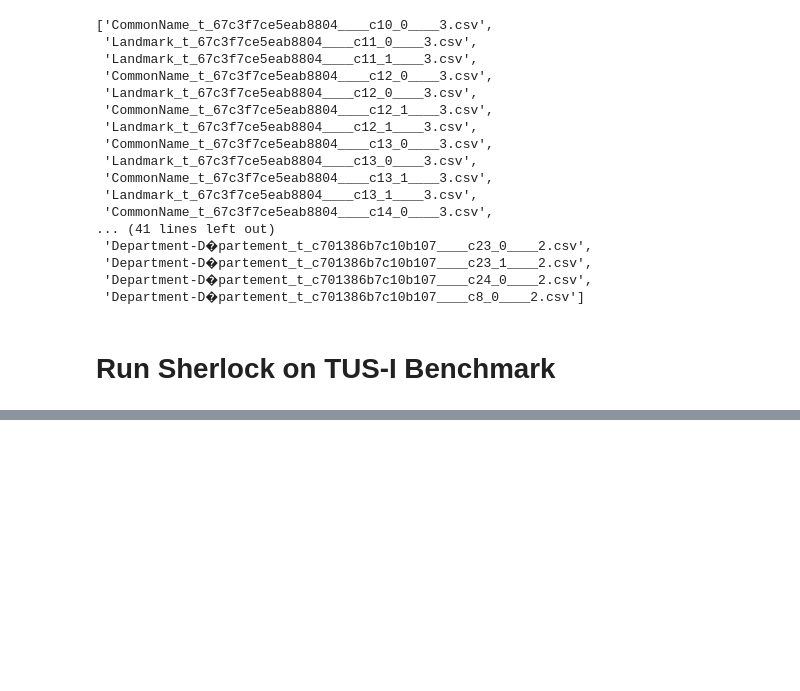
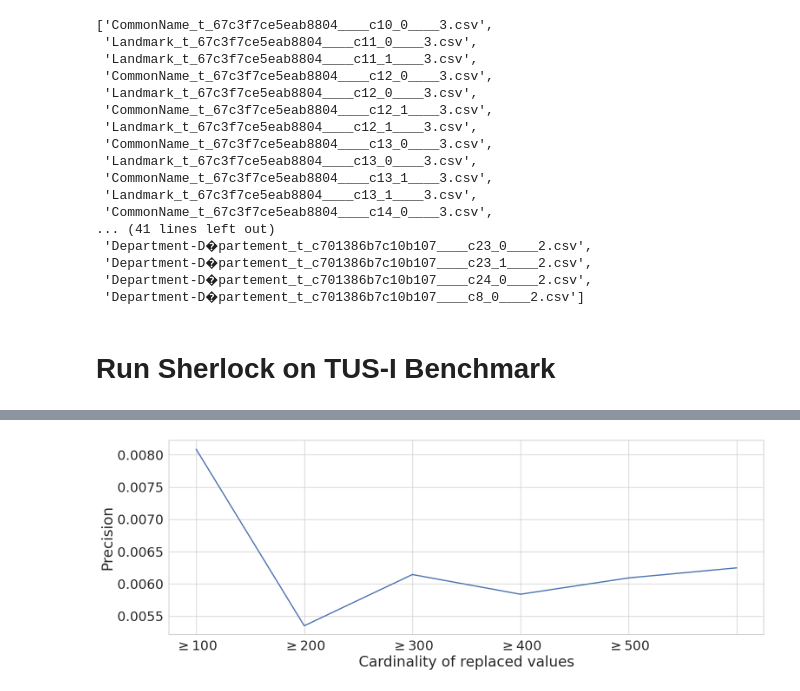
Before and after one commit to leventidis/sherlock-project, a Jupyter notebook: domain_net/homographs_using_sherlock.ipynb, the cells around one changed output, grey strips where cells are left out. Drawn from its saved outputs; the diff is of its cells as text; code cells hidden in the pictures; blank space fills up the shorter version.

```diff
--- a/domain_net/homographs_using_sherlock.ipynb
+++ b/domain_net/homographs_using_sherlock.ipynb
@@ -7,6 +7,11 @@ import numpy as np
 import pandas as pd
 import pyarrow as pa
 import networkx as nx
+
+import matplotlib.pyplot as plt
+import seaborn as sns
+sns.set(font_scale=2)
+sns.set_style('whitegrid')
 
 from tqdm import tqdm
 
@@ -221,0 +217,12 @@ F1-Score: 0.012399256044637324
+# %%
+new_tick_labels=['$\geq 0$', '$\geq 100$', '$\geq 200$', '$\geq 300$', '$\geq 400$', '$\geq 500$']
+# %%
+fig, ax = plt.subplots(figsize=(16,6))
+fig.canvas.draw()
+plt.plot(cardinality_list, precision_list, linewidth=2)
+labels = [item.get_text() for item in ax.get_xticklabels()]
+ax.set_xticklabels(new_tick_labels)
+plt.xlabel('Cardinality of replaced values');plt.ylabel('Precision');plt.tight_layout()
+plt.savefig('figures/TUS-I_sherlock_precision.svg')
+# %% [output]
+[figure, added]
```
Also changed, not shown: parts of 8 cells of this notebook.
